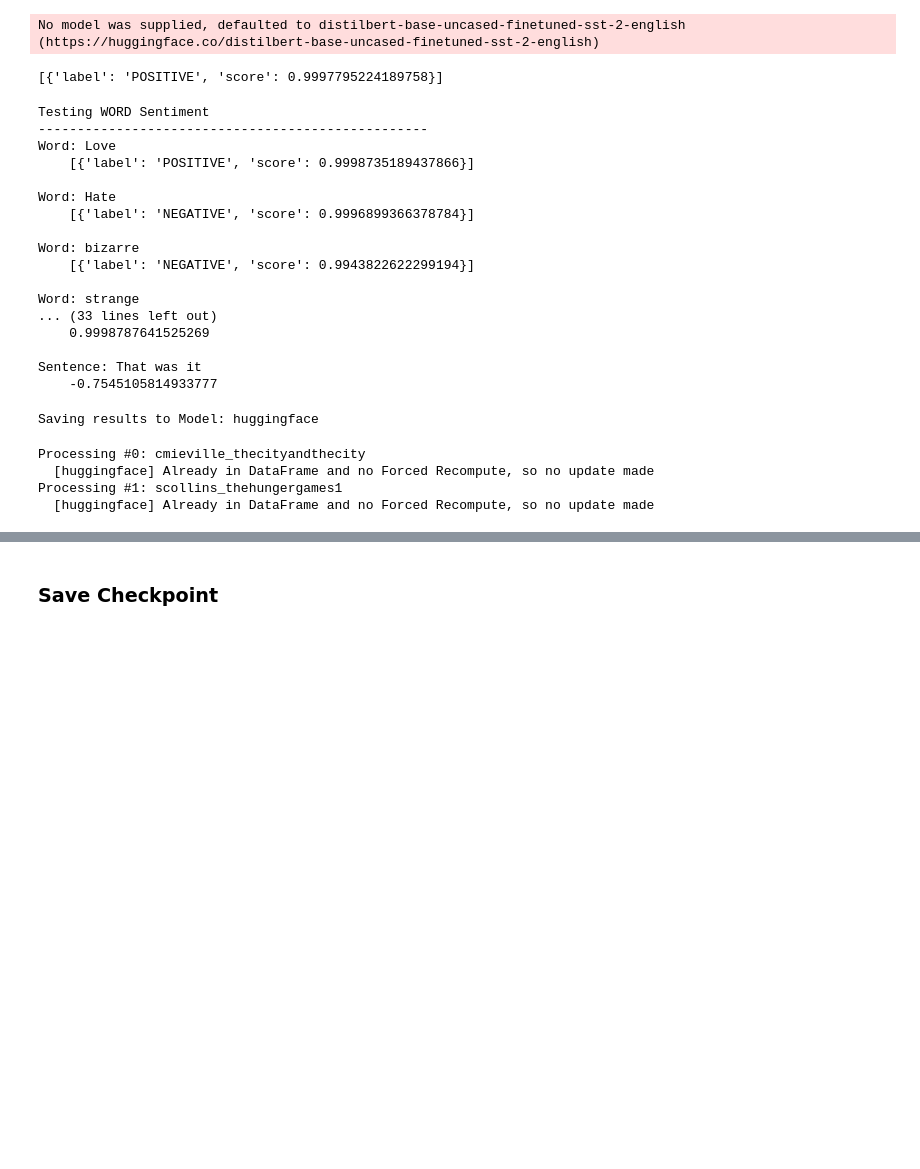
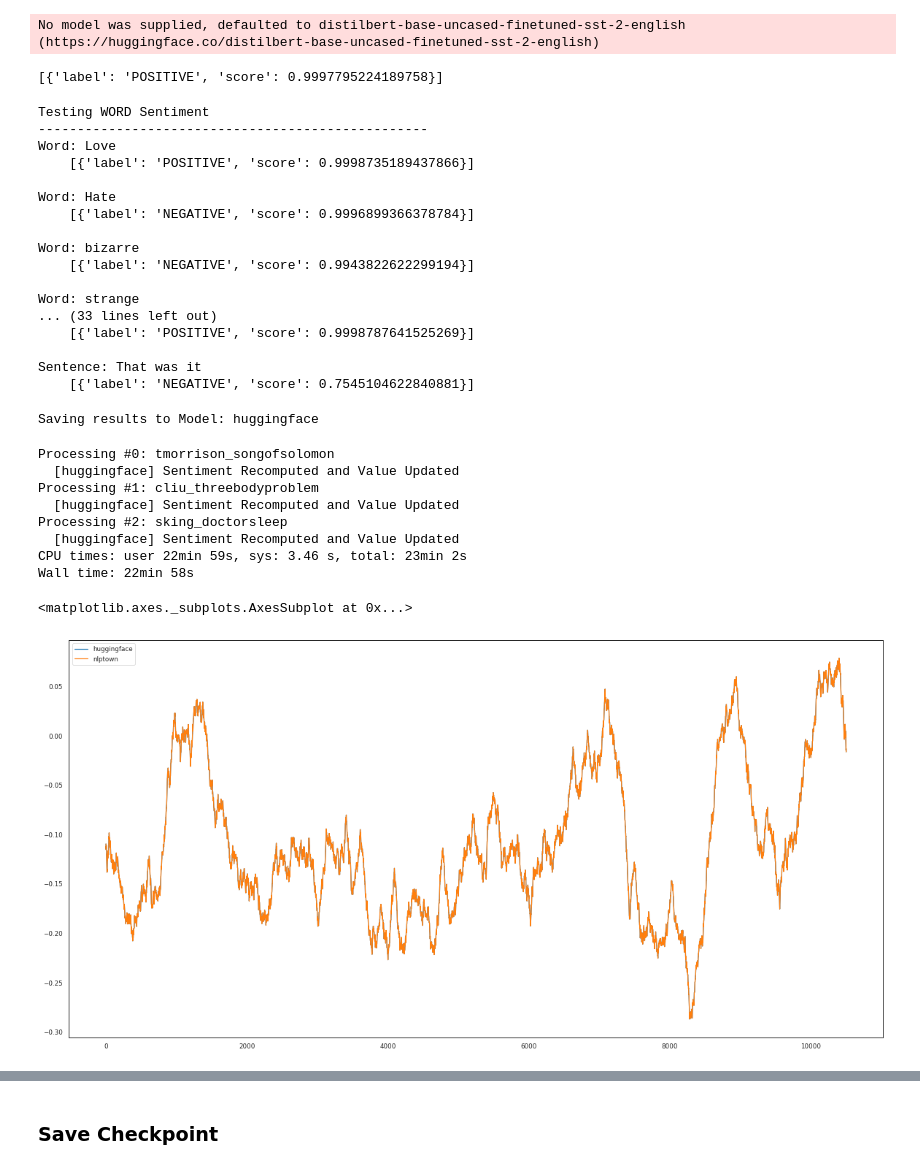
Before and after one commit to jon-chun/sentimentarcs_notebooks, a Jupyter notebook: notebooks/sentiment_arcs_part4_dnn2transformers.ipynb, the cells around one changed output, grey strips where cells are left out. Saved outputs shown, nothing was run; the diff lists cells and outputs as text; code cells hidden in the pictures; blank space fills up the shorter version.

```diff
--- a/notebooks/sentiment_arcs_part4_dnn2transformers.ipynb
+++ b/notebooks/sentiment_arcs_part4_dnn2transformers.ipynb
@@ -2385,7 +2460,7 @@ test_dt[novels_titles_ls[0]].info()
 
 # Huggingface default sentiment classifier model:
 #   distilbert-base-uncased-finetuned-sst-2-english
-classifier = pipeline("sentiment-analysis")
+sa_model = pipeline("sentiment-analysis")
 # %% [output]
 No model was supplied, defaulted to distilbert-base-uncased-finetuned-sst-2-english (https://huggingface.co/distilbert-base-uncased-finetuned-sst-2-english)
 # %%
@@ -2402,17 +2477,17 @@ print('\n\n')
 # Test Words
 print(f'Testing WORD Sentiment')
 print('--------------------------------------------------')
-for i, aword_str in enumerate(test_words_ls):
+for i, aword_str in enumerate(global_vars.TEST_WORDS_LS):
 
-  word_sentiment_fl = classifier(aword_str)
+  word_sentiment_fl = sa_model_huggingface(aword_str)
   print(f'Word: {aword_str}\n    {word_sentiment_fl}\n')
 
 # Test Sentences
 print(f'\nTesting SENTENCE Sentiment')
 print('--------------------------------------------------')
-for i, asent_str in enumerate(test_sentences_ls):
+for i, asent_str in enumerate(global_vars.TEST_SENTENCES_LS):
 
-  sent_sentiment_fl = labelscore2fl(classifier(asent_str), sa_model=classifier)
+  sent_sentiment_fl = sa_model_huggingface(asent_str)
   print(f'Sentence: {asent_str}\n    {sent_sentiment_fl}\n')
 # %% [output]
 [{'label': 'POSITIVE', 'score': 0.9997795224189758}]
@@ -2429,10 +2504,10 @@ Word: bizarre
 
 Word: strange
 ... (33 lines left out)
-    0.9998787641525269
+    [{'label': 'POSITIVE', 'score': 0.9998787641525269}]
 
 Sentence: That was it
-    -0.7545105814933777
+    [{'label': 'NEGATIVE', 'score': 0.7545104622840881}]
 # %%
 # Verify saving results to correct model name
 
@@ -2440,21 +2515,27 @@ print(f'Saving results to Model: {model_name}')
 # %% [output]
 Saving results to Model: huggingface
 # %%
-# Compute Sentiments based upon SentimentR Lexicon
+%%time
+
+# NOTE:
 
 # NOTE:   10m25s @02:48 on 20220304 Colab Pro T4 (2 Novels ~1k sents each)
-#
+#         24m26s @08:58 on 20220412 Colab Pro P100 (3 Novels, 1.2M, 1.3M, 1.7M)
 
-for i, atext in enumerate(corpus_texts_dt.keys()):
-  models_ls = corpus_texts_dt[atext].columns
+for i, atext in enumerate(global_vars.corpus_texts_dt.keys()):
+  models_ls = global_vars.corpus_texts_dt[atext].columns
   print(f"Processing #{i}: {atext}")
   if (Force_Recompute == True) or (model_name not in models_ls):
-    corpus_texts_dt[atext][model_name] = corpus_texts_dt[atext]['text_clean'].apply(lambda x: labelscore2fl(classifier(x), sa_model=classifier))
+    global_vars.corpus_texts_dt[atext][model_name] = global_vars.corpus_texts_dt[atext]['text_clean'].apply(lambda x: labelscore2fl(classifier(x), sa_model=sa_model))
     print(f'  [{model_name}] Sentiment Recomputed and Value Updated')
   else:
     print(f'  [{model_name}] Already in DataFrame and no Forced Recompute, so no update made')
 # %% [output]
-Processing #0: cmieville_thecityandthecity
-  [huggingface] Already in DataFrame and no Forced Recompute, so no update made
-Processing #1: scollins_thehungergames1
-  [huggingface] Already in DataFrame and no Forced Recompute, so no update made
+Processing #0: tmorrison_songofsolomon
+  [huggingface] Sentiment Recomputed and Value Updated
+Processing #1: cliu_threebodyproblem
+  [huggingface] Sentiment Recomputed and Value Updated
+Processing #2: sking_doctorsleep
+  [huggingface] Sentiment Recomputed and Value Updated
+CPU times: user 22min 59s, sys: 3.46 s, total: 23min 2s
+Wall time: 22min 58s
@@ -2460,0 +2544,7 @@ Processing #1: scollins_thehungergames1
+# %%
+models_all_ls = list(global_vars.corpus_texts_dt['tmorrison_songofsolomon'].select_dtypes(include=[np.float]).columns)
+
+global_vars.corpus_texts_dt['tmorrison_songofsolomon'][models_all_ls].rolling(600, center=True, min_periods=0).mean().plot()
+# %% [output]
+<matplotlib.axes._subplots.AxesSubplot at 0x...>
+[figure, added]
```
Also changed, not shown: parts of 63 cells of this notebook, 38 other files.
